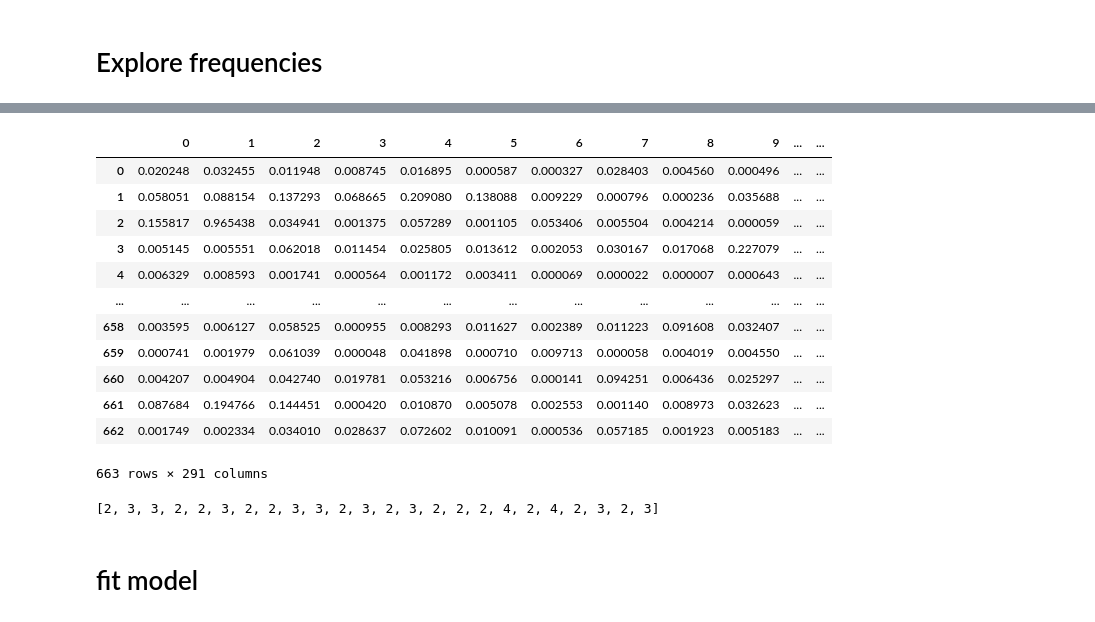
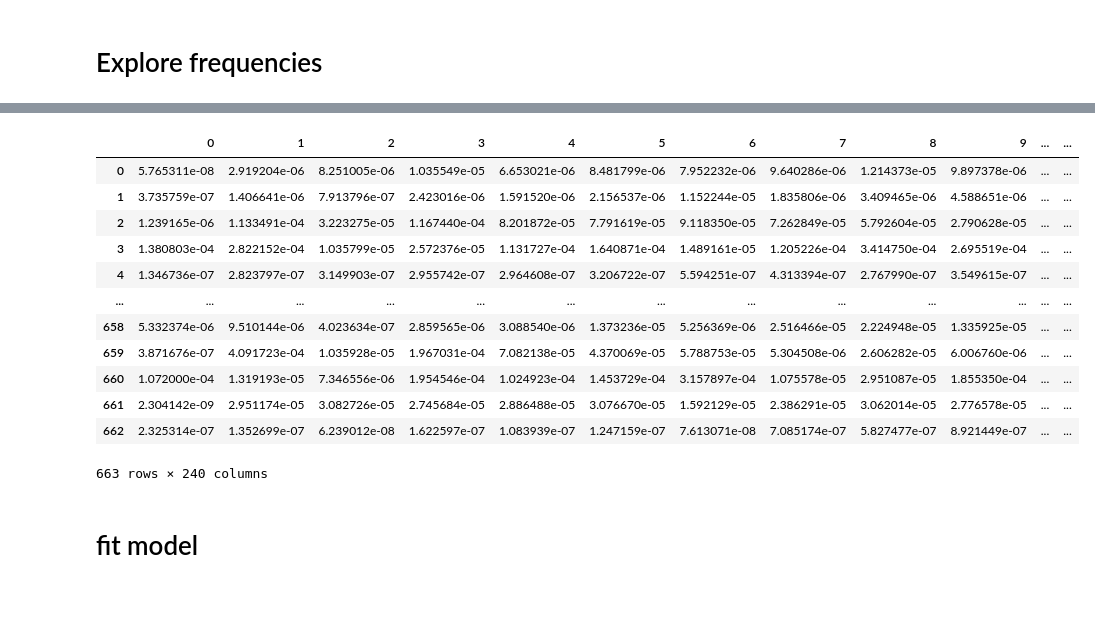
Before and after one commit to MattiaCastaldo/Hackaton_2023_G17, a Jupyter notebook: ftt.ipynb, the cells around one changed output, grey strips where cells are left out. Cells and saved outputs as stored; diff of their text form; code cells hidden in the pictures.

Commit message:
fft lower freqs

```diff
--- a/ftt.ipynb
+++ b/ftt.ipynb
@@ -18,7 +18,9 @@ df_train['y_s'] = df_train.y > 1 # simplified y: label 0 for 1 and 1 for 2,3
 # %% [markdown]
 # Explore frequencies
 # %%
-FT = FourierTransformer(k=10, aggregate='median')
+%%time
+
+FT = FourierTransformer(k=10, aggregate='low_filter')
 df_f = pd.DataFrame(FT.fit_transform(df_ts.values,  df_train.y_s))
 
 df_f
@@ -26,17 +31,13 @@ df_f
 |  | 0 | 1 | 2 | 3 | 4 | 5 | 6 | 7 | 8 | 9 | ... | ... |
-| 0 | 0.020248 | 0.032455 | 0.011948 | 0.008745 | 0.016895 | 0.000587 | 0.000327 | 0.028403 | 0.004560 | 0.000496 | ... | ... |
-| 1 | 0.058051 | 0.088154 | 0.137293 | 0.068665 | 0.209080 | 0.138088 | 0.009229 | 0.000796 | 0.000236 | 0.035688 | ... | ... |
-| 2 | 0.155817 | 0.965438 | 0.034941 | 0.001375 | 0.057289 | 0.001105 | 0.053406 | 0.005504 | 0.004214 | 0.000059 | ... | ... |
-| 3 | 0.005145 | 0.005551 | 0.062018 | 0.011454 | 0.025805 | 0.013612 | 0.002053 | 0.030167 | 0.017068 | 0.227079 | ... | ... |
-| 4 | 0.006329 | 0.008593 | 0.001741 | 0.000564 | 0.001172 | 0.003411 | 0.000069 | 0.000022 | 0.000007 | 0.000643 | ... | ... |
+| 0 | 5.765311e-08 | 2.919204e-06 | 8.251005e-06 | 1.035549e-05 | 6.653021e-06 | 8.481799e-06 | 7.952232e-06 | 9.640286e-06 | 1.214373e-05 | 9.897378e-06 | ... | ... |
+| 1 | 3.735759e-07 | 1.406641e-06 | 7.913796e-07 | 2.423016e-06 | 1.591520e-06 | 2.156537e-06 | 1.152244e-05 | 1.835806e-06 | 3.409465e-06 | 4.588651e-06 | ... | ... |
+| 2 | 1.239165e-06 | 1.133491e-04 | 3.223275e-05 | 1.167440e-04 | 8.201872e-05 | 7.791619e-05 | 9.118350e-05 | 7.262849e-05 | 5.792604e-05 | 2.790628e-05 | ... | ... |
+| 3 | 1.380803e-04 | 2.822152e-04 | 1.035799e-05 | 2.572376e-05 | 1.131727e-04 | 1.640871e-04 | 1.489161e-05 | 1.205226e-04 | 3.414750e-04 | 2.695519e-04 | ... | ... |
+| 4 | 1.346736e-07 | 2.823797e-07 | 3.149903e-07 | 2.955742e-07 | 2.964608e-07 | 3.206722e-07 | 5.594251e-07 | 4.313394e-07 | 2.767990e-07 | 3.549615e-07 | ... | ... |
 | ... | ... | ... | ... | ... | ... | ... | ... | ... | ... | ... | ... | ... |
-| 658 | 0.003595 | 0.006127 | 0.058525 | 0.000955 | 0.008293 | 0.011627 | 0.002389 | 0.011223 | 0.091608 | 0.032407 | ... | ... |
-| 659 | 0.000741 | 0.001979 | 0.061039 | 0.000048 | 0.041898 | 0.000710 | 0.009713 | 0.000058 | 0.004019 | 0.004550 | ... | ... |
-| 660 | 0.004207 | 0.004904 | 0.042740 | 0.019781 | 0.053216 | 0.006756 | 0.000141 | 0.094251 | 0.006436 | 0.025297 | ... | ... |
-| 661 | 0.087684 | 0.194766 | 0.144451 | 0.000420 | 0.010870 | 0.005078 | 0.002553 | 0.001140 | 0.008973 | 0.032623 | ... | ... |
-| 662 | 0.001749 | 0.002334 | 0.034010 | 0.028637 | 0.072602 | 0.010091 | 0.000536 | 0.057185 | 0.001923 | 0.005183 | ... | ... |
+| 658 | 5.332374e-06 | 9.510144e-06 | 4.023634e-07 | 2.859565e-06 | 3.088540e-06 | 1.373236e-05 | 5.256369e-06 | 2.516466e-05 | 2.224948e-05 | 1.335925e-05 | ... | ... |
+| 659 | 3.871676e-07 | 4.091723e-04 | 1.035928e-05 | 1.967031e-04 | 7.082138e-05 | 4.370069e-05 | 5.788753e-05 | 5.304508e-06 | 2.606282e-05 | 6.006760e-06 | ... | ... |
+| 660 | 1.072000e-04 | 1.319193e-05 | 7.346556e-06 | 1.954546e-04 | 1.024923e-04 | 1.453729e-04 | 3.157897e-04 | 1.075578e-05 | 2.951087e-05 | 1.855350e-04 | ... | ... |
+| 661 | 2.304142e-09 | 2.951174e-05 | 3.082726e-05 | 2.745684e-05 | 2.886488e-05 | 3.076670e-05 | 1.592129e-05 | 2.386291e-05 | 3.062014e-05 | 2.776578e-05 | ... | ... |
+| 662 | 2.325314e-07 | 1.352699e-07 | 6.239012e-08 | 1.622597e-07 | 1.083939e-07 | 1.247159e-07 | 7.613071e-08 | 7.085174e-07 | 5.827477e-07 | 8.921449e-07 | ... | ... |
-663 rows × 291 columns
+663 rows × 240 columns
-# %%
-list(map(len, FT.freq_idx))
-# %% [output]
-[2, 3, 3, 2, 2, 3, 2, 2, 3, 3, 2, 3, 2, 3, 2, 2, 2, 4, 2, 4, 2, 3, 2, 3]
```
Also changed, not shown: parts of 12 cells of this notebook, 1 other file.
